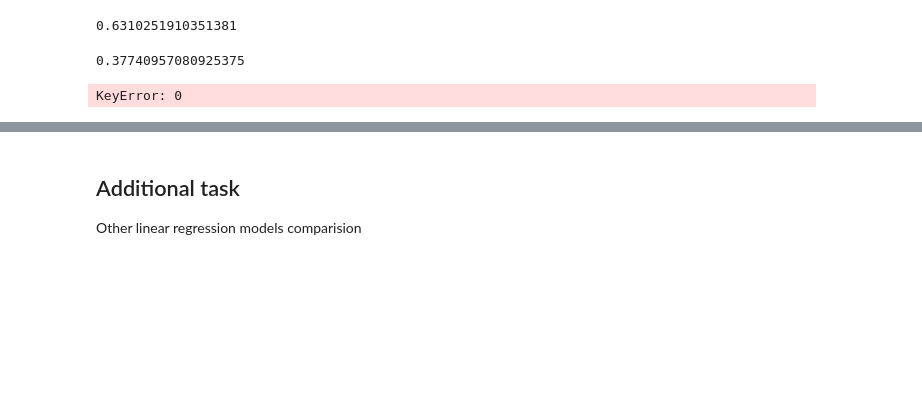
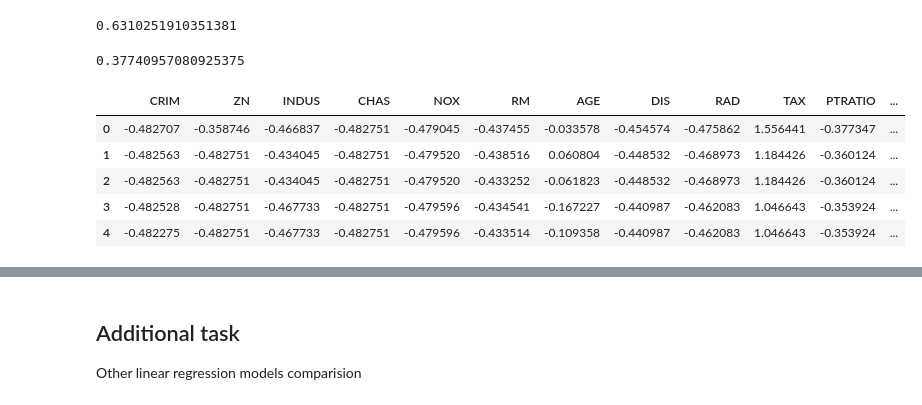
Before and after one commit to jagajda/machine-learning, a Jupyter notebook: Lab2/lab2.ipynb, the cells around one changed output, grey strips where cells are left out. Cells and saved outputs as stored; diff of their text form; code cells hidden in the pictures; blank space fills up the shorter version.

```diff
--- a/Lab2/lab2.ipynb
+++ b/Lab2/lab2.ipynb
@@ -453,9 +453,13 @@ mse
 # %%
 boston_df = pd.DataFrame(boston_X, columns=boston.feature_names)
 boston_df.head()
-boston_df[0]
 # %% [output]
-KeyError: 0
+|  | CRIM | ZN | INDUS | CHAS | NOX | RM | AGE | DIS | RAD | TAX | PTRATIO | ... |
+| 0 | -0.482707 | -0.358746 | -0.466837 | -0.482751 | -0.479045 | -0.437455 | -0.033578 | -0.454574 | -0.475862 | 1.556441 | -0.377347 | ... |
+| 1 | -0.482563 | -0.482751 | -0.434045 | -0.482751 | -0.479520 | -0.438516 | 0.060804 | -0.448532 | -0.468973 | 1.184426 | -0.360124 | ... |
+| 2 | -0.482563 | -0.482751 | -0.434045 | -0.482751 | -0.479520 | -0.433252 | -0.061823 | -0.448532 | -0.468973 | 1.184426 | -0.360124 | ... |
+| 3 | -0.482528 | -0.482751 | -0.467733 | -0.482751 | -0.479596 | -0.434541 | -0.167227 | -0.440987 | -0.462083 | 1.046643 | -0.353924 | ... |
+| 4 | -0.482275 | -0.482751 | -0.467733 | -0.482751 | -0.479596 | -0.433514 | -0.109358 | -0.440987 | -0.462083 | 1.046643 | -0.353924 | ... |
 # %%
 Y = np.squeeze(np.asarray(boston_Y))
 predY = np.squeeze(np.asarray(Y_predicted))
```
Also changed, not shown: parts of 2 cells of this notebook.
